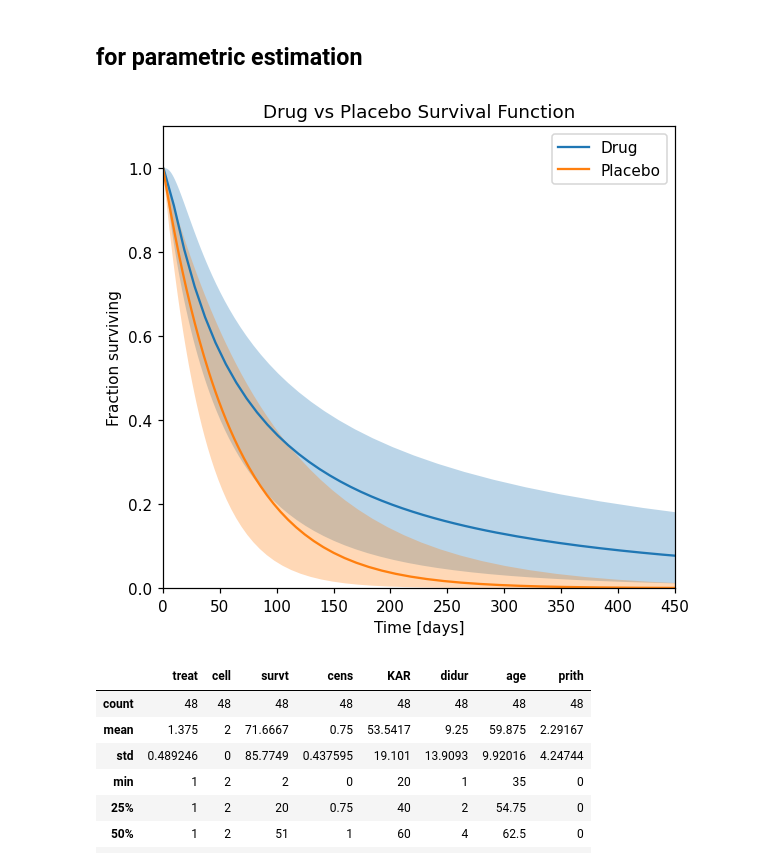
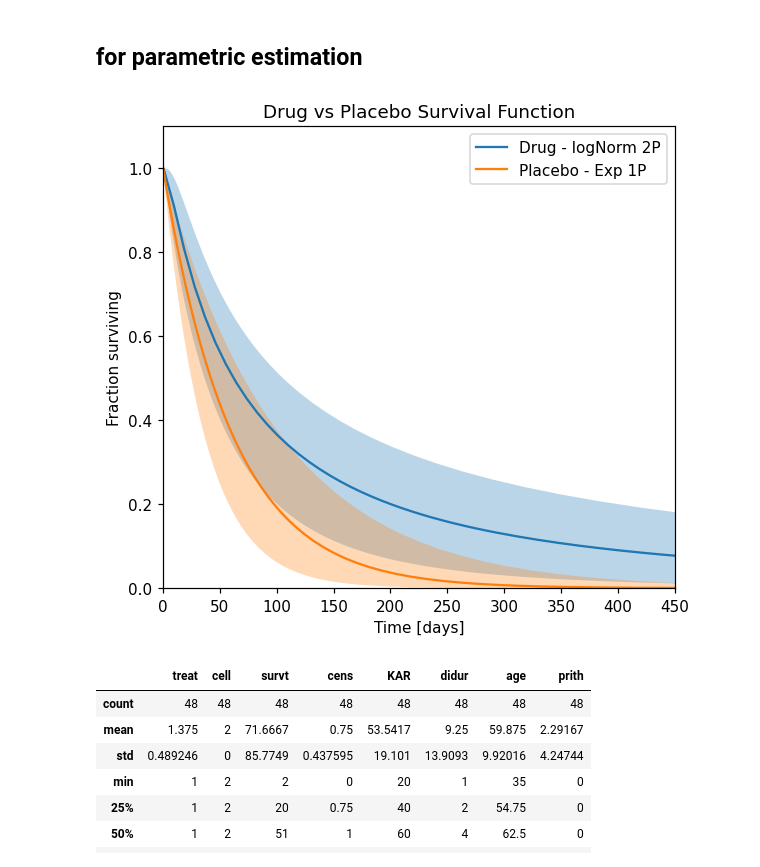
Before and after one commit to aleksejalex/ske_assignment, a Jupyter notebook: SKE_AG_protokol.ipynb, the cells around one changed output. Drawn from its saved outputs; the diff is of its cells as text; code cells hidden in the pictures.

```diff
--- a/SKE_AG_protokol.ipynb
+++ b/SKE_AG_protokol.ipynb
@@ -662,16 +662,16 @@ plt.show()
 ## for parametric estimation
 # %%
 plt.figure(figsize=(6,6), dpi=dpi_for_plot)
-fitted_drugs_logNorm2p.SF(label='Drug')
-fitted_placebo_Exponential1p.SF(label='Placebo')
+fitted_drugs_logNorm2p.SF(label='Drug - logNorm 2P')
+fitted_placebo_Exponential1p.SF(label='Placebo - Exp 1P')
 plt.xlim(0,450)
 plt.legend()
 plt.xlabel('Time [days]')
 plt.title('Drug vs Placebo Survival Function')
 plt.savefig('protokol/img/survival_function_drug_vs_placebo_parametric.png', dpi=dpi_for_export)
 plt.show()
 # %% [output]
-[figure, old version]
+[figure, new version]
 # %%
 data.describe()
 # %% [output]
```
Also changed, not shown: parts of 24 cells of this notebook, 4 other files.
